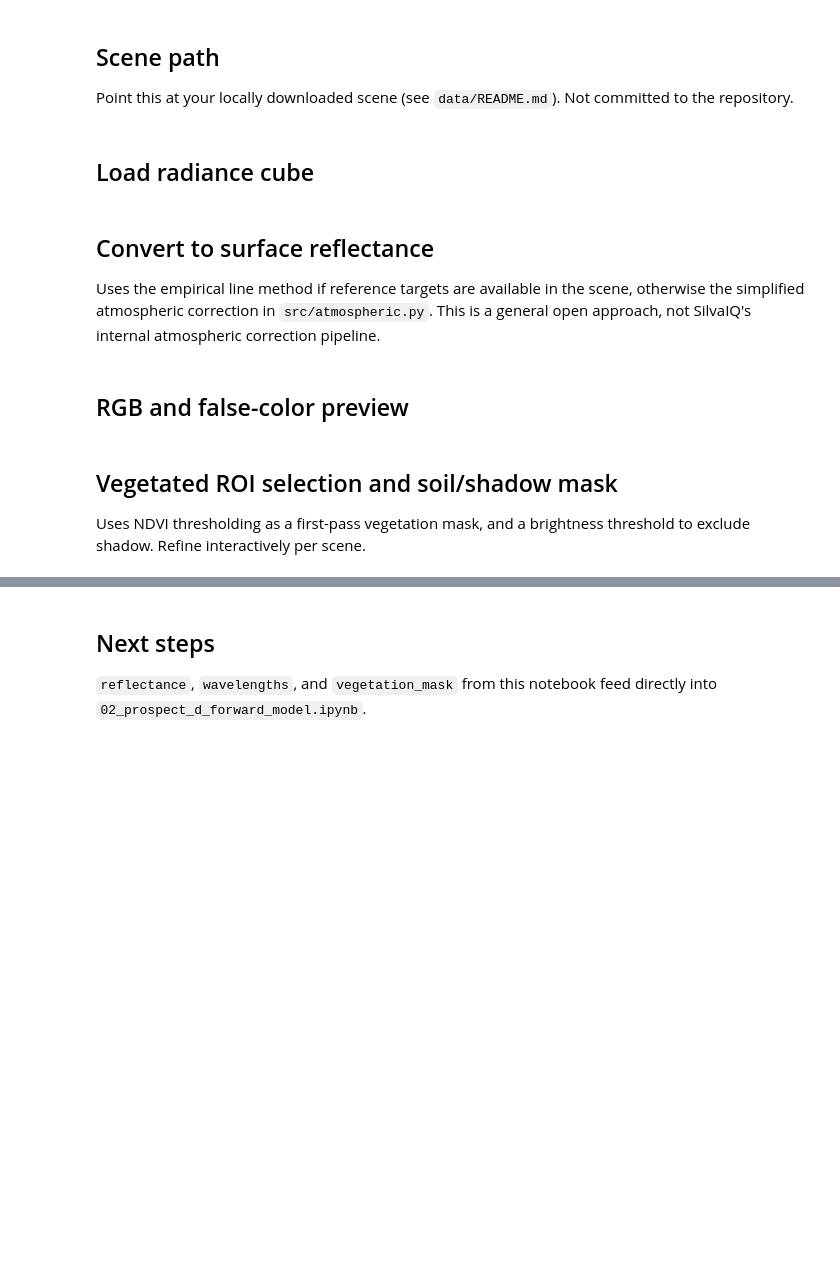
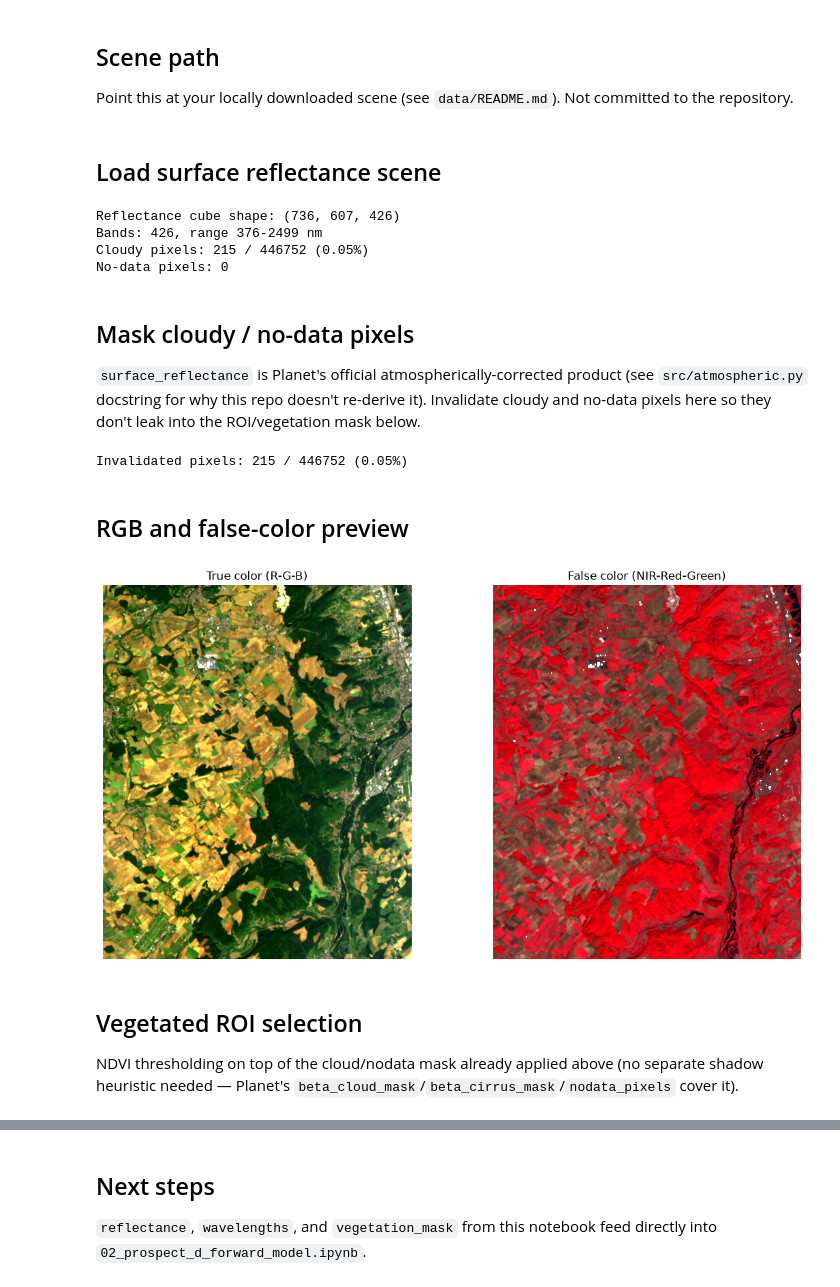
Before and after one commit to sabanskiy/tanager-pigment-inversion, a Jupyter notebook: notebooks/01_tanager_load_and_preprocess.ipynb, the cells around one changed output, grey strips where cells are left out. Saved outputs shown, nothing was run; the diff lists cells and outputs as text; code cells hidden in the pictures; blank space fills up the shorter version.

```diff
--- a/notebooks/01_tanager_load_and_preprocess.ipynb
+++ b/notebooks/01_tanager_load_and_preprocess.ipynb
@@ -20,79 +24,82 @@ from src import tanager_io, atmospheric, channel_selector
 
 Point this at your locally downloaded scene (see `data/README.md`). Not committed to the repository.
 # %%
-# TODO: set to your downloaded scene, e.g. Path("../data/tanager_scene_01/scene.hdr")
-SCENE_PATH = Path("../data/tanager_scene_01/scene.hdr")
-SCENE_FORMAT = "envi"  # "envi" or "geotiff"
+SCENE_SR_PATH = Path("../data/tanager_scene_01/scene_basic_sr.h5")
 # %% [markdown]
-## Load radiance cube
+## Load surface reflectance scene
 # %%
-if not SCENE_PATH.exists():
+if not SCENE_SR_PATH.exists():
     raise FileNotFoundError(
-        f"No scene found at {SCENE_PATH}. Download a Tanager Basic Radiance "
-        "scene per data/README.md and update SCENE_PATH above."
+        f"No scene found at {SCENE_SR_PATH}. Download a Tanager basic_sr_hdf5 "
+        "scene per data/README.md and update SCENE_SR_PATH above."
     )
 
-if SCENE_FORMAT == "envi":
-    radiance, wavelengths = tanager_io.load_envi_radiance(SCENE_PATH)
-elif SCENE_FORMAT == "geotiff":
-    # Wavelengths must come from the scene's accompanying metadata file.
-    raise NotImplementedError("Supply band-centre wavelengths for GeoTIFF input.")
-else:
-    raise ValueError(f"Unknown SCENE_FORMAT: {SCENE_FORMAT}")
+scene = tanager_io.load_surface_reflectance(SCENE_SR_PATH)
+wavelengths = scene.wavelengths
+reflectance = scene.cube
 
-print(f"Radiance cube shape: {radiance.shape}")
+print(f"Reflectance cube shape: {reflectance.shape}")
 print(f"Bands: {len(wavelengths)}, range {wavelengths.min():.0f}-{wavelengths.max():.0f} nm")
+print(f"Cloudy pixels: {scene.cloud_mask.sum()} / {scene.cloud_mask.size} "
+      f"({100 * scene.cloud_mask.mean():.2f}%)")
+print(f"No-data pixels: {scene.nodata_mask.sum()}")
+# %% [output]
+Reflectance cube shape: (736, 607, 426)
+Bands: 426, range 376-2499 nm
+Cloudy pixels: 215 / 446752 (0.05%)
+No-data pixels: 0
 # %% [markdown]
-## Convert to surface reflectance
+## Mask cloudy / no-data pixels
 
-Uses the empirical line method if reference targets are available in the scene, otherwise the simplified atmospheric correction in `src/atmospheric.py`. This is a general open approach, not SilvaIQ's internal atmospheric correction pipeline.
+`surface_reflectance` is Planet's official atmospherically-corrected product (see `src/atmospheric.py` docstring for why this repo doesn't re-derive it). Invalidate cloudy and no-data pixels here so they don't leak into the ROI/vegetation mask below.
 # %%
-# TODO: if the scene includes known reference targets (calibration panels,
-# invariant surfaces), populate reference_radiance / reference_reflectance
-# and use atmospheric.empirical_line_correction instead.
-SOLAR_ZENITH_DEG = 30.0  # TODO: from scene metadata
+invalid_pixels = scene.cloud_mask | scene.cirrus_mask | scene.nodata_mask
+reflectance = reflectance.copy()
+reflectance[invalid_pixels] = np.nan
 
-reflectance = atmospheric.simplified_atmospheric_correction(
-    radiance, wavelengths, solar_zenith_deg=SOLAR_ZENITH_DEG
-)
-print(f"Reflectance cube shape: {reflectance.shape}")
+print(f"Invalidated pixels: {invalid_pixels.sum()} / {invalid_pixels.size} "
+      f"({100 * invalid_pixels.mean():.2f}%)")
+# %% [output]
+Invalidated pixels: 215 / 446752 (0.05%)
 # %% [markdown]
 ## RGB and false-color preview
 # %%
 rgb_bands = channel_selector.nearest_band_indices(
     wavelengths, {"red": 650, "green": 560, "blue": 450}
 )
 false_color_bands = channel_selector.nearest_band_indices(
     wavelengths, {"nir": 840, "red": 650, "green": 560}
 )
 
 
 def stretch(cube_slice, p_low=2, p_high=98):
-    lo, hi = np.percentile(cube_slice, [p_low, p_high])
+    lo, hi = np.nanpercentile(cube_slice, [p_low, p_high])
     return np.clip((cube_slice - lo) / (hi - lo), 0, 1)
 
 
 rgb = np.stack(
     [reflectance[:, :, rgb_bands[c]] for c in ("red", "green", "blue")], axis=-1
 )
 false_color = np.stack(
     [reflectance[:, :, false_color_bands[c]] for c in ("nir", "red", "green")], axis=-1
 )
 
 fig, axes = plt.subplots(1, 2, figsize=(12, 6))
 axes[0].imshow(stretch(rgb))
 axes[0].set_title("True color (R-G-B)")
 axes[0].axis("off")
 axes[1].imshow(stretch(false_color))
 axes[1].set_title("False color (NIR-Red-Green)")
 axes[1].axis("off")
 plt.tight_layout()
 plt.savefig("../results/figures/01_scene_preview.png", dpi=150)
 plt.show()
+# %% [output]
+[figure, added]
 # %% [markdown]
-## Vegetated ROI selection and soil/shadow mask
+## Vegetated ROI selection
 
-Uses NDVI thresholding as a first-pass vegetation mask, and a brightness threshold to exclude shadow. Refine interactively per scene.
+NDVI thresholding on top of the cloud/nodata mask already applied above (no separate shadow heuristic needed — Planet's `beta_cloud_mask`/`beta_cirrus_mask`/`nodata_pixels` cover it).
 # %%
 nir = reflectance[:, :, false_color_bands["nir"]]
 red = reflectance[:, :, rgb_bands["red"]]
```
Also changed, not shown: parts of 3 cells of this notebook, 2 other files.
